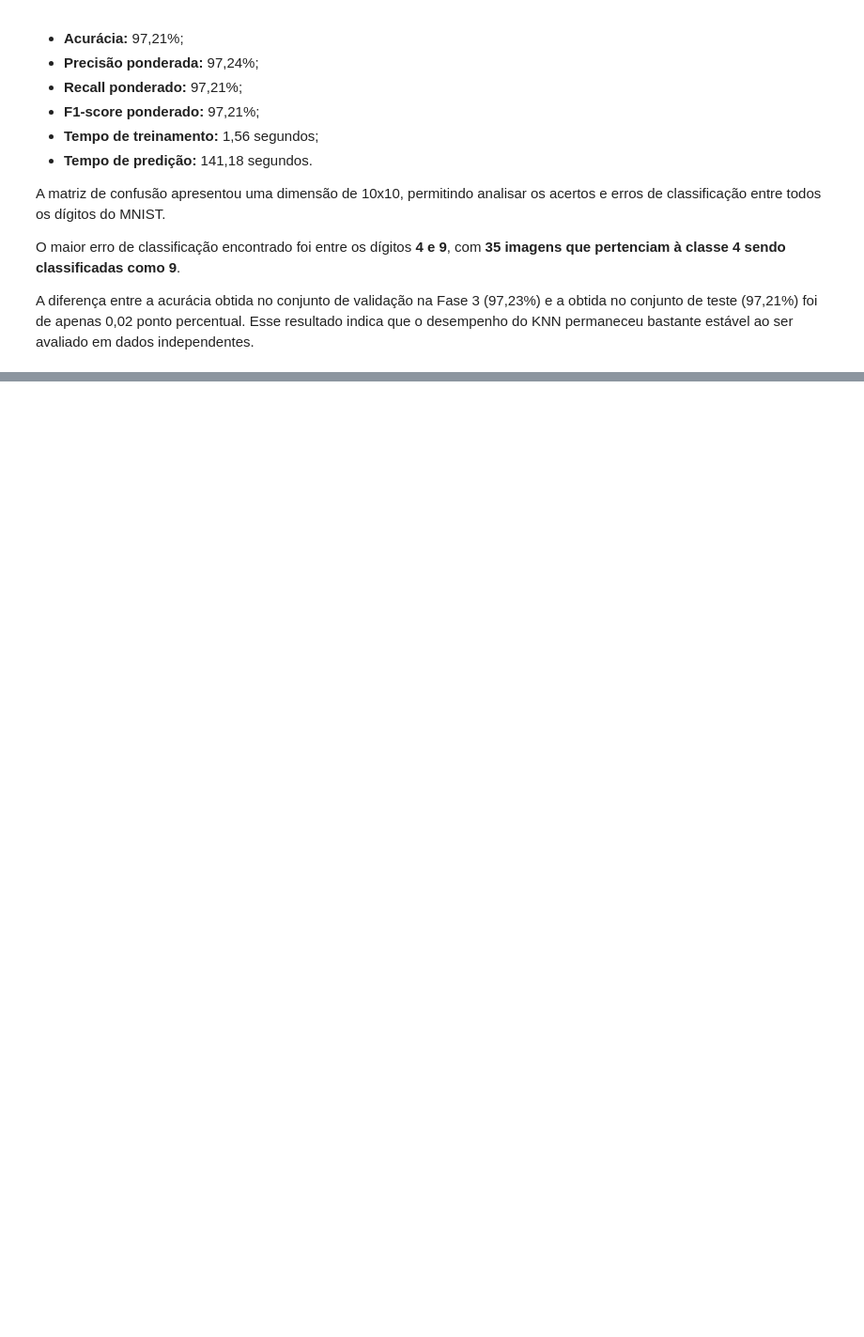
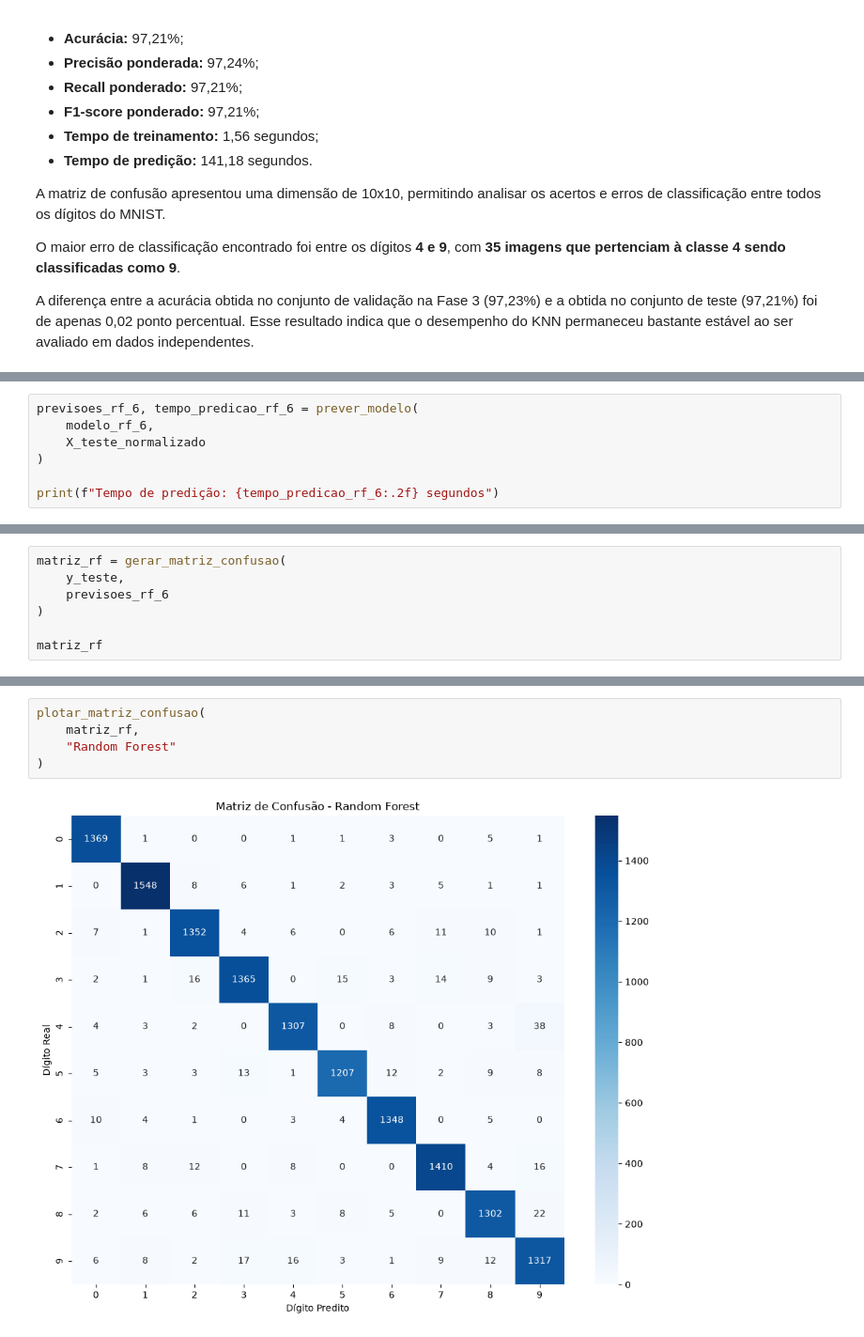
Before and after one commit to Franciane-sl/MNIST_Classification, a Jupyter notebook: notebooks/mnist_classification.ipynb, the cells around one changed output, grey strips where cells are left out. Shown at 94% size. Saved outputs shown, nothing was run; the diff lists cells and outputs as text; blank space fills up the shorter version.

Commit message:
feat: implementa avaliação dos modelos selecionados de random forest e mlp

```diff
--- a/notebooks/mnist_classification.ipynb
+++ b/notebooks/mnist_classification.ipynb
@@ -1431,0 +1442,7 @@ A diferença entre a acurácia obtida no conjunto de validação na Fase 3 (97,2
+# %%
+previsoes_rf_6, tempo_predicao_rf_6 = prever_modelo(
+    modelo_rf_6,
+    X_teste_normalizado
+)
+
+print(f"Tempo de predição: {tempo_predicao_rf_6:.2f} segundos")
@@ -1431,0 +1463,7 @@ A diferença entre a acurácia obtida no conjunto de validação na Fase 3 (97,2
+# %%
+matriz_rf = gerar_matriz_confusao(
+    y_teste,
+    previsoes_rf_6
+)
+
+matriz_rf
@@ -1431,0 +1495,7 @@ A diferença entre a acurácia obtida no conjunto de validação na Fase 3 (97,2
+# %%
+plotar_matriz_confusao(
+    matriz_rf,
+    "Random Forest"
+)
+# %% [output]
+[figure, added]
```
Also changed, not shown: parts of 30 cells of this notebook.
